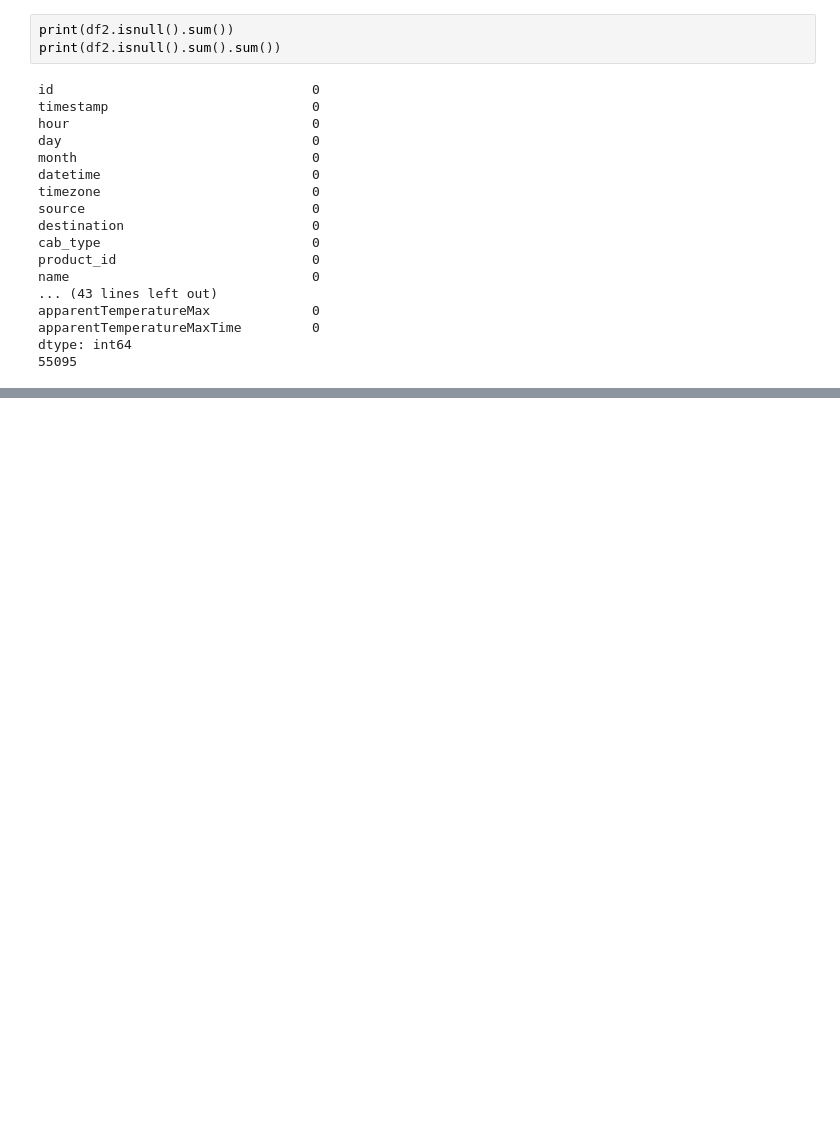
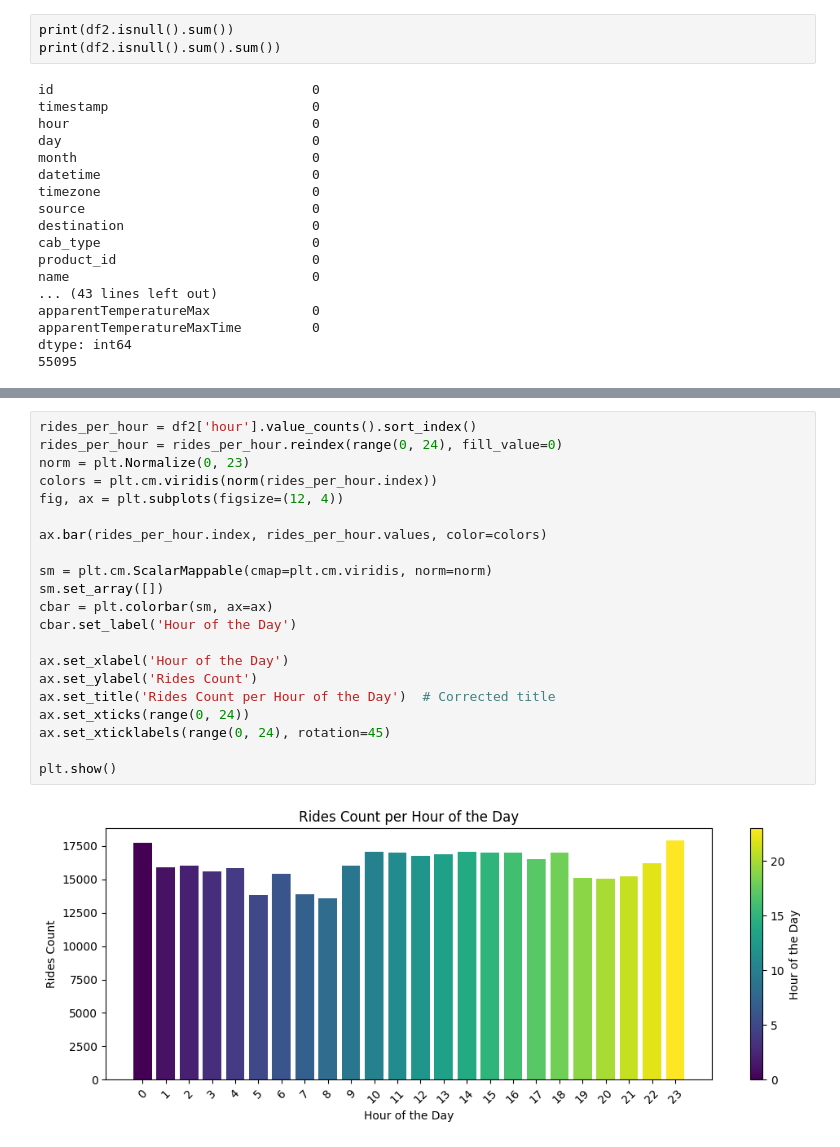
Before and after one commit to achchala/rideshare-predictive-pricing, a Jupyter notebook: notebooks/data_exploration.ipynb, the cells around one changed output, grey strips where cells are left out. Cells and saved outputs as stored; diff of their text form; blank space fills up the shorter version.

```diff
--- a/notebooks/data_exploration.ipynb
+++ b/notebooks/data_exploration.ipynb
@@ -79,0 +128,23 @@ See the caveats in the documentation: https://pandas.pydata.org/pandas-docs/stab
+# %%
+rides_per_hour = df2['hour'].value_counts().sort_index()
+rides_per_hour = rides_per_hour.reindex(range(0, 24), fill_value=0)
+norm = plt.Normalize(0, 23)
+colors = plt.cm.viridis(norm(rides_per_hour.index))
+fig, ax = plt.subplots(figsize=(12, 4))
+
+ax.bar(rides_per_hour.index, rides_per_hour.values, color=colors)
+
+sm = plt.cm.ScalarMappable(cmap=plt.cm.viridis, norm=norm)
+sm.set_array([])
+cbar = plt.colorbar(sm, ax=ax)
+cbar.set_label('Hour of the Day')
+
+ax.set_xlabel('Hour of the Day')
+ax.set_ylabel('Rides Count')
+ax.set_title('Rides Count per Hour of the Day')  # Corrected title
+ax.set_xticks(range(0, 24))
+ax.set_xticklabels(range(0, 24), rotation=45)
+
+plt.show()
+# %% [output]
+[figure, added]
```
Also changed, not shown: parts of 11 cells of this notebook.
